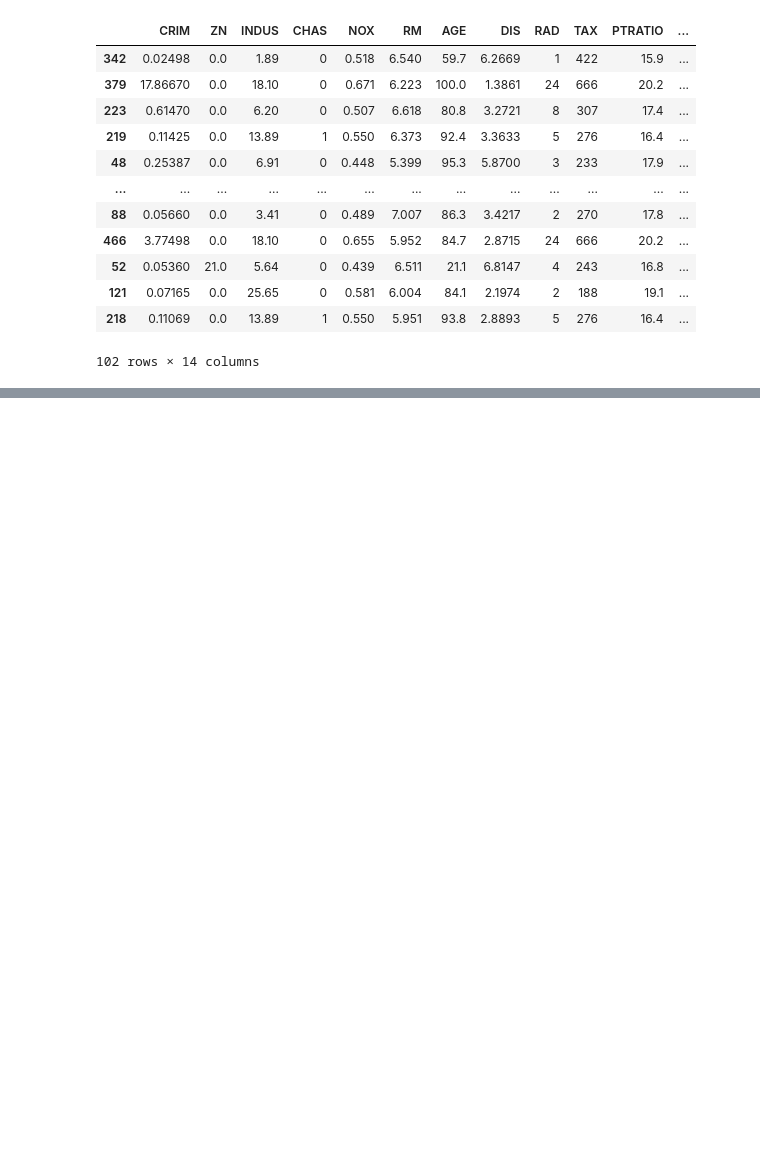
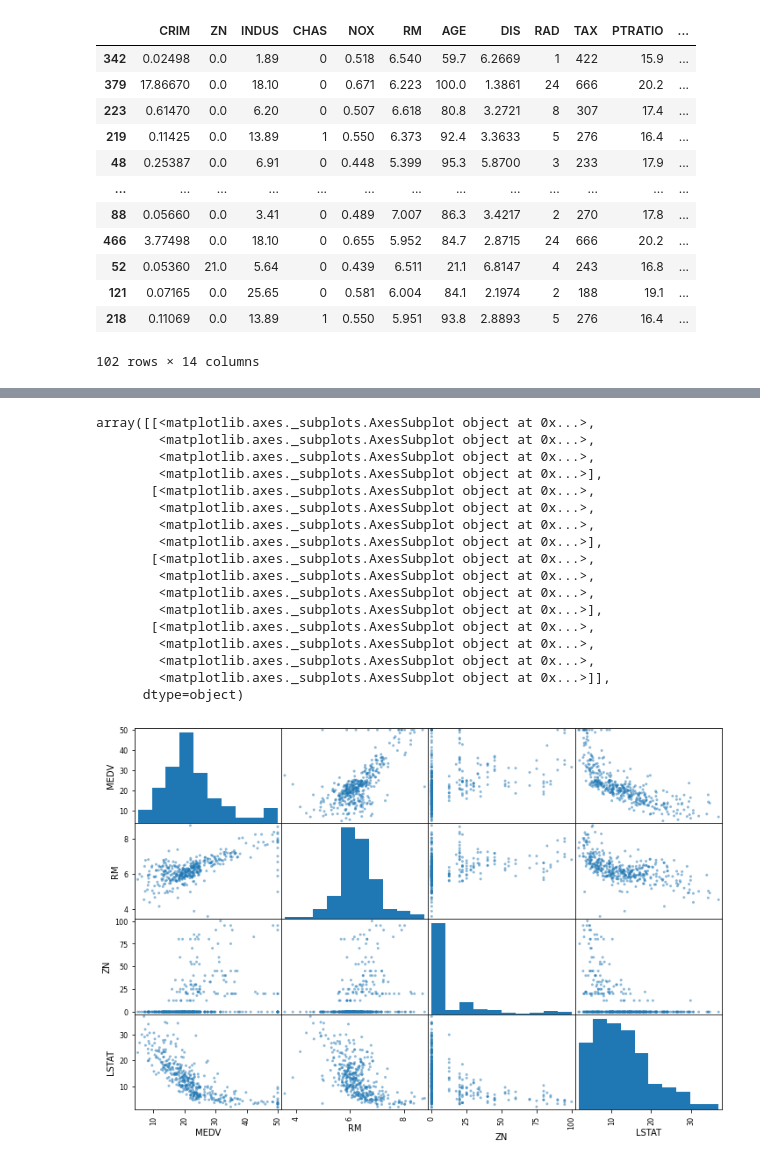
Before and after one commit to alokdeka/ML, a Jupyter notebook: Real Estate.ipynb, the cells around one changed output, grey strips where cells are left out. Drawn from its saved outputs; the diff is of its cells as text; code cells hidden in the pictures; blank space fills up the shorter version.

```diff
--- a/Real Estate.ipynb
+++ b/Real Estate.ipynb
@@ -101 +114,3 @@ strat_test_set
+# %%
+housing = strat_train_set.copy()
 # %% [markdown]
@@ -102,0 +138,23 @@ strat_test_set
+# %%
+from pandas.plotting import scatter_matrix
+attributes = ["MEDV", "RM", "ZN", "LSTAT"]
+scatter_matrix(housing[attributes], figsize = (12, 8))
+# %% [output]
+array([[<matplotlib.axes._subplots.AxesSubplot object at 0x...>,
+        <matplotlib.axes._subplots.AxesSubplot object at 0x...>,
+        <matplotlib.axes._subplots.AxesSubplot object at 0x...>,
+        <matplotlib.axes._subplots.AxesSubplot object at 0x...>],
+       [<matplotlib.axes._subplots.AxesSubplot object at 0x...>,
+        <matplotlib.axes._subplots.AxesSubplot object at 0x...>,
+        <matplotlib.axes._subplots.AxesSubplot object at 0x...>,
+        <matplotlib.axes._subplots.AxesSubplot object at 0x...>],
+       [<matplotlib.axes._subplots.AxesSubplot object at 0x...>,
+        <matplotlib.axes._subplots.AxesSubplot object at 0x...>,
+        <matplotlib.axes._subplots.AxesSubplot object at 0x...>,
+        <matplotlib.axes._subplots.AxesSubplot object at 0x...>],
+       [<matplotlib.axes._subplots.AxesSubplot object at 0x...>,
+        <matplotlib.axes._subplots.AxesSubplot object at 0x...>,
+        <matplotlib.axes._subplots.AxesSubplot object at 0x...>,
+        <matplotlib.axes._subplots.AxesSubplot object at 0x...>]],
+      dtype=object)
+[figure, added]
```
Also changed, not shown: parts of 42 cells of this notebook, 3 other files.
